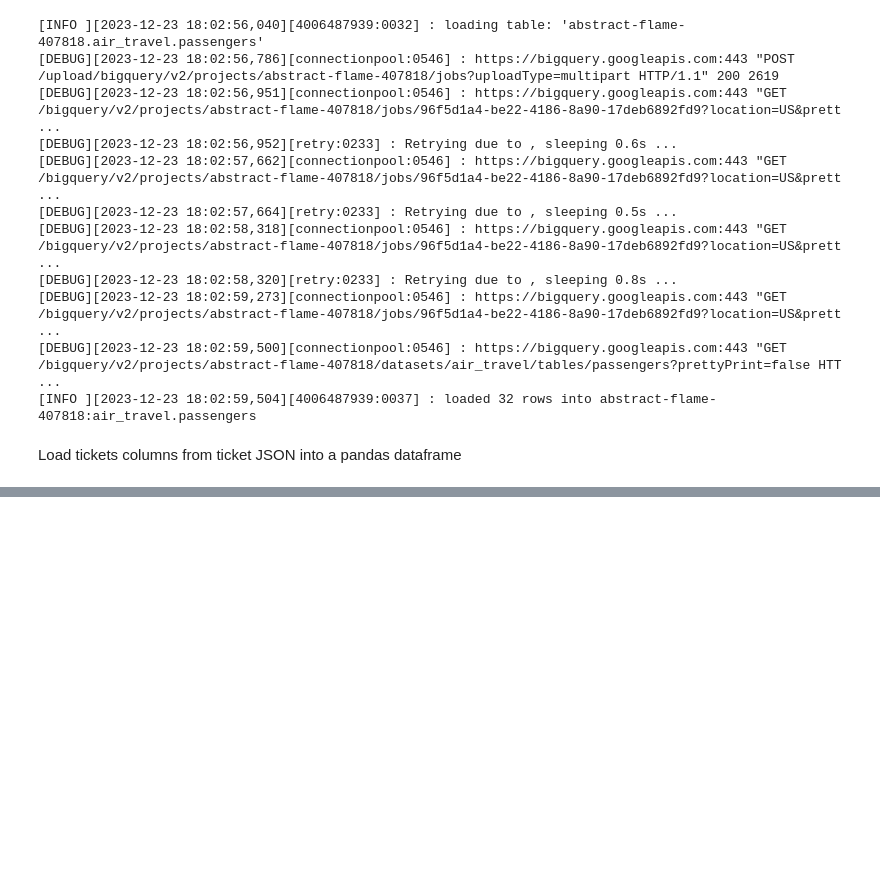
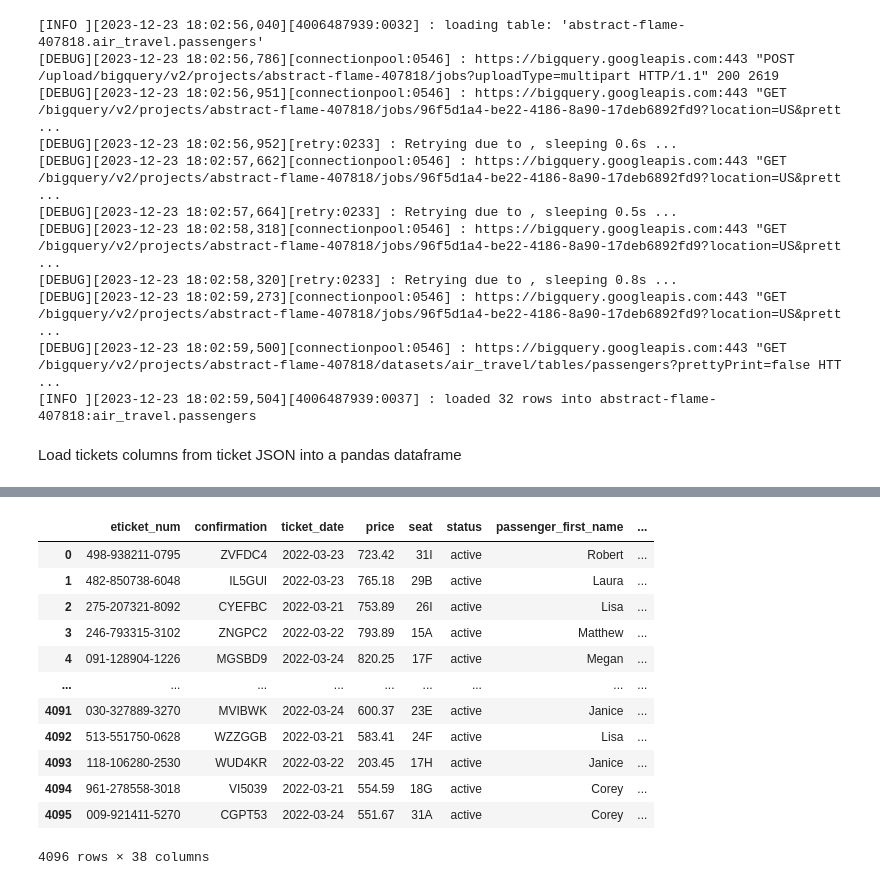
Before and after one commit to thehalfkoreanzombie/CR-8-Data-Modeling, a Jupyter notebook: main.ipynb, the cells around one changed output, grey strips where cells are left out. Saved outputs shown, nothing was run; the diff lists cells and outputs as text; code cells hidden in the pictures; blank space fills up the shorter version.

```diff
--- a/main.ipynb
+++ b/main.ipynb
@@ -411,0 +403,23 @@ display(ticket_df.head())
+# %%
+ticket_df = extract_columns(df, 'passenger')
+ticket_df = extract_columns(ticket_df, 'origin')
+ticket_df = extract_columns(ticket_df, 'airline')
+ticket_df = extract_columns(ticket_df, 'destination')
+#ticket_df = ticket_df.rename(columns={'destination_name': 'dest_name'})
+#ticket_df = ticket_df[['eticket_num', 'confirmation', 'origin_name', 'dest_name', 'ticket_date', 'price', 'seat', 'origin_iata', 'airline_iata', 'passenger_email']]
+#ticket_df = ticket_df.dropna(subset='origin_name')
+display(ticket_df)
+# %% [output]
+|  | eticket_num | confirmation | ticket_date | price | seat | status | passenger_first_name | ... |
+| 0 | 498-938211-0795 | ZVFDC4 | 2022-03-23 | 723.42 | 31I | active | Robert | ... |
+| 1 | 482-850738-6048 | IL5GUI | 2022-03-23 | 765.18 | 29B | active | Laura | ... |
+| 2 | 275-207321-8092 | CYEFBC | 2022-03-21 | 753.89 | 26I | active | Lisa | ... |
+| 3 | 246-793315-3102 | ZNGPC2 | 2022-03-22 | 793.89 | 15A | active | Matthew | ... |
+| 4 | 091-128904-1226 | MGSBD9 | 2022-03-24 | 820.25 | 17F | active | Megan | ... |
+| ... | ... | ... | ... | ... | ... | ... | ... | ... |
+| 4091 | 030-327889-3270 | MVIBWK | 2022-03-24 | 600.37 | 23E | active | Janice | ... |
+| 4092 | 513-551750-0628 | WZZGGB | 2022-03-21 | 583.41 | 24F | active | Lisa | ... |
+| 4093 | 118-106280-2530 | WUD4KR | 2022-03-22 | 203.45 | 17H | active | Janice | ... |
+| 4094 | 961-278558-3018 | VI5039 | 2022-03-21 | 554.59 | 18G | active | Corey | ... |
+| 4095 | 009-921411-5270 | CGPT53 | 2022-03-24 | 551.67 | 31A | active | Corey | ... |
+4096 rows × 38 columns
```
Also changed, not shown: parts of 10 cells of this notebook, 1 other file.
